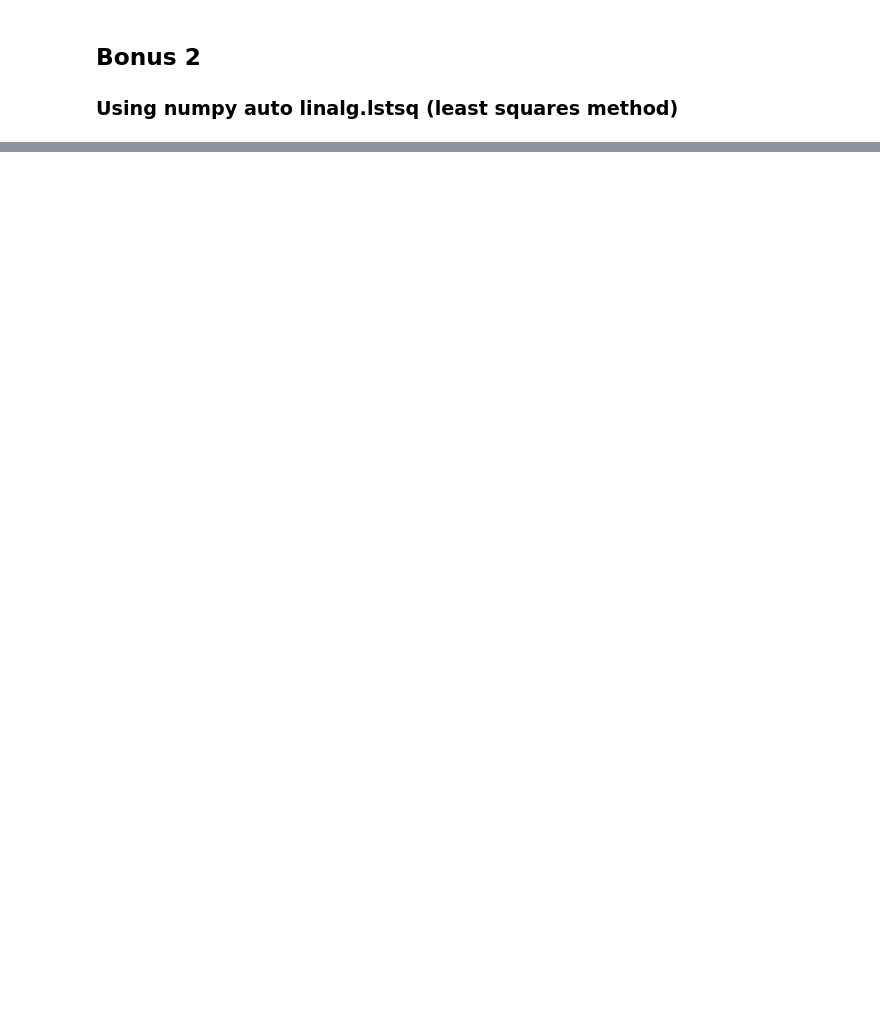
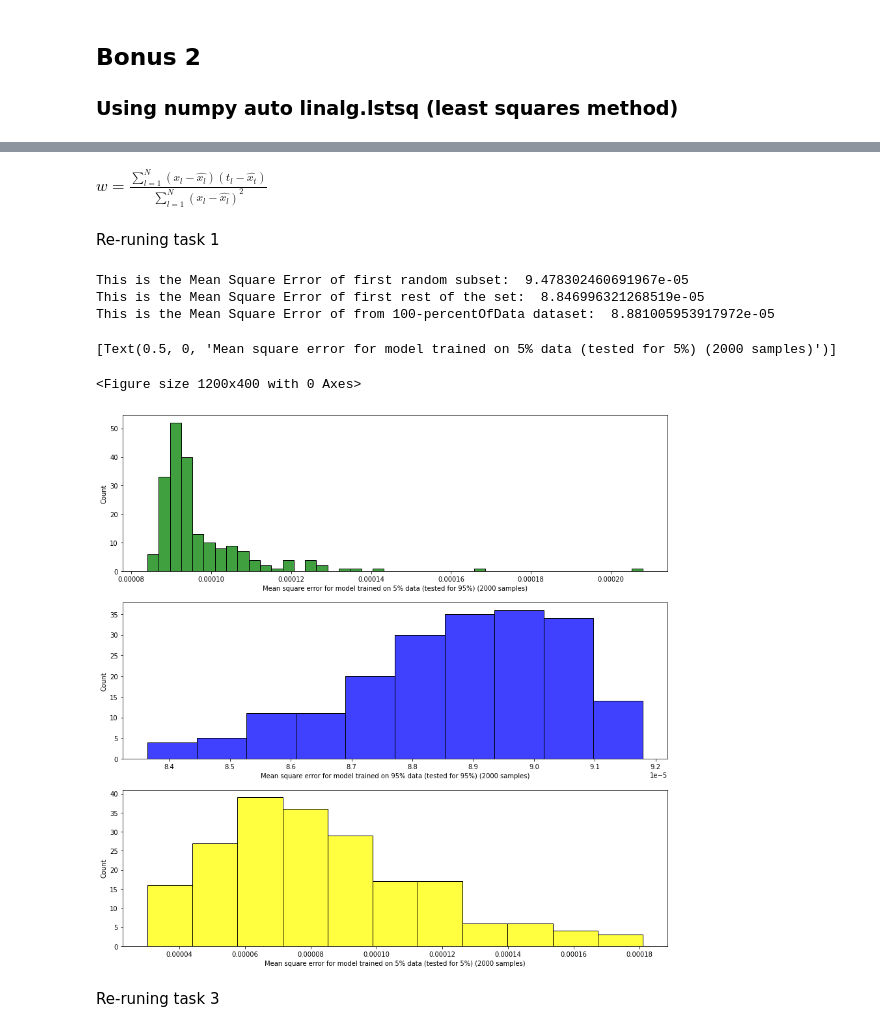
Before and after one commit to Siponek/Machine-Learning-Linear-regression, a Jupyter notebook: pythonTry/linearRegressionNotebook_3.ipynb, the cells around one changed output, grey strips where cells are left out. Saved outputs shown, nothing was run; the diff lists cells and outputs as text; code cells hidden in the pictures; blank space fills up the shorter version.

```diff
--- a/pythonTry/linearRegressionNotebook_3.ipynb
+++ b/pythonTry/linearRegressionNotebook_3.ipynb
@@ -261,0 +237,6 @@ NameError: name 'x' is not defined
+# %%
+#Computing mean square error as function :  calculateMeanSquareError(Y_true, Y_pred)
+def calculateMeanSquareError(Y_true, Y_pred):
+    mse = np.square(np.subtract(Y_true,Y_pred)).mean()
+
+    return mse
@@ -261,0 +295,2 @@ NameError: name 'x' is not defined
+# %% [markdown]
+$w = \frac {\sum \limits _{l=1} ^{N} (x_{l} - \hat{x_{l}}) (t_{l} - \hat{x_{t}})} {\sum \limits _{l=1} ^{N} (x_{l} - \hat{x_{l}})^2}   $
@@ -261,0 +401,41 @@ NameError: name 'x' is not defined
+# %% [markdown]
+Re-runing task 1
+# %%
+plt.figure(figsize= (15,5), dpi=80)
+
+
+task1PredictionDF, meanSE1, meanSE1_Rest, meanSE1_Test = task1MSE_W(turkishStock, 0.05)
+print("This is the Mean Square Error of first random subset: ", meanSE1)
+print("This is the Mean Square Error of first rest of the set: ", meanSE1_Rest)
+print("This is the Mean Square Error of from 100-percentOfData dataset: ", meanSE1_Test)
+listOfmeanSE1_Test = []
+listOfmeanSE1_Rest = []
+listOfmeanSE1 = []
+
+
+for taskCount in range(200):
+    _, meanSE1, meanSE1_Rest, meanSE1_Test = task1MSE_W(turkishStock, 0.05)
+    listOfmeanSE1_Test.append(meanSE1_Test)
+    listOfmeanSE1_Rest.append(meanSE1_Rest)
+    listOfmeanSE1.append(meanSE1)
+
+
+chart1, ax1 = plt.subplots(3,1, figsize=(15, 15))
+# chart2, ax2 = plt.subplots()
+# chart3, ax3 = plt.subplots()
+
+histPlotSE1_Test =  sns.histplot(data=listOfmeanSE1_Test, ax= ax1[0], color= "green") #.set_label("Mean square error for model trained on 5% data (tested for 95%)")
+histPlotSE1_Rest =  sns.histplot(data=listOfmeanSE1_Rest, ax= ax1[1], color = "blue") #.set_label("Mean square error for model trained on 95% data (tested for 95%)")
+histPlotSE1 =       sns.histplot(data=listOfmeanSE1, ax = ax1[2], color = "Yellow") # set_label("Mean square error for model trained on 5% data (tested for 5%)")
+ax1[0].set(xlabel='Mean square error for model trained on 5% data (tested for 95%) (2000 samples)')
+ax1[1].set(xlabel='Mean square error for model trained on 95% data (tested for 95%) (2000 samples)')
+ax1[2].set(xlabel='Mean square error for model trained on 5% data (tested for 5%) (2000 samples)')
+# %% [output]
+This is the Mean Square Error of first random subset:  9.478302460691967e-05
+This is the Mean Square Error of first rest of the set:  8.846996321268519e-05
+This is the Mean Square Error of from 100-percentOfData dataset:  8.881005953917972e-05
+[Text(0.5, 0, 'Mean square error for model trained on 5% data (tested for 5%) (2000 samples)')]
+<Figure size 1200x400 with 0 Axes>
+[figure, added]
+# %% [markdown]
+Re-runing task 3
```
Also changed, not shown: parts of 20 cells of this notebook.
